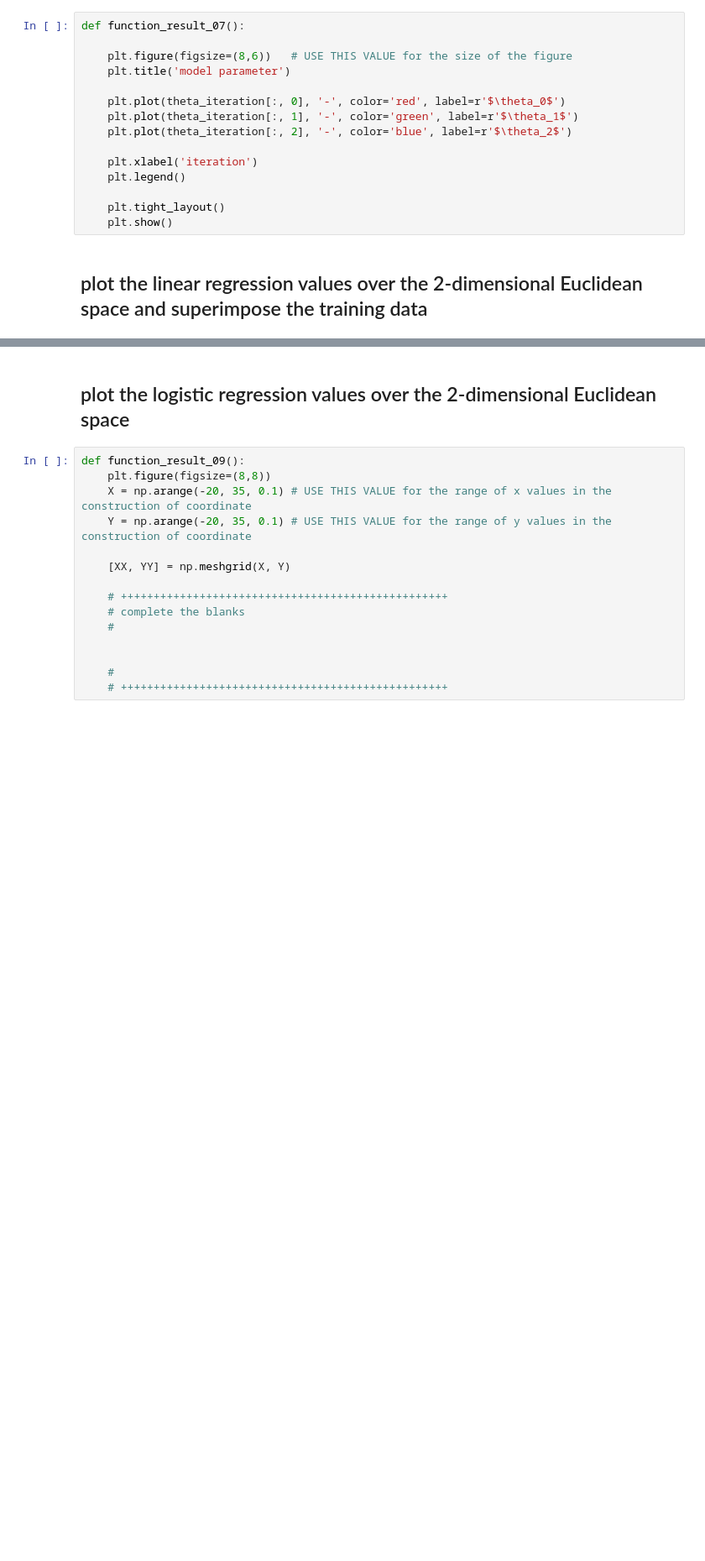
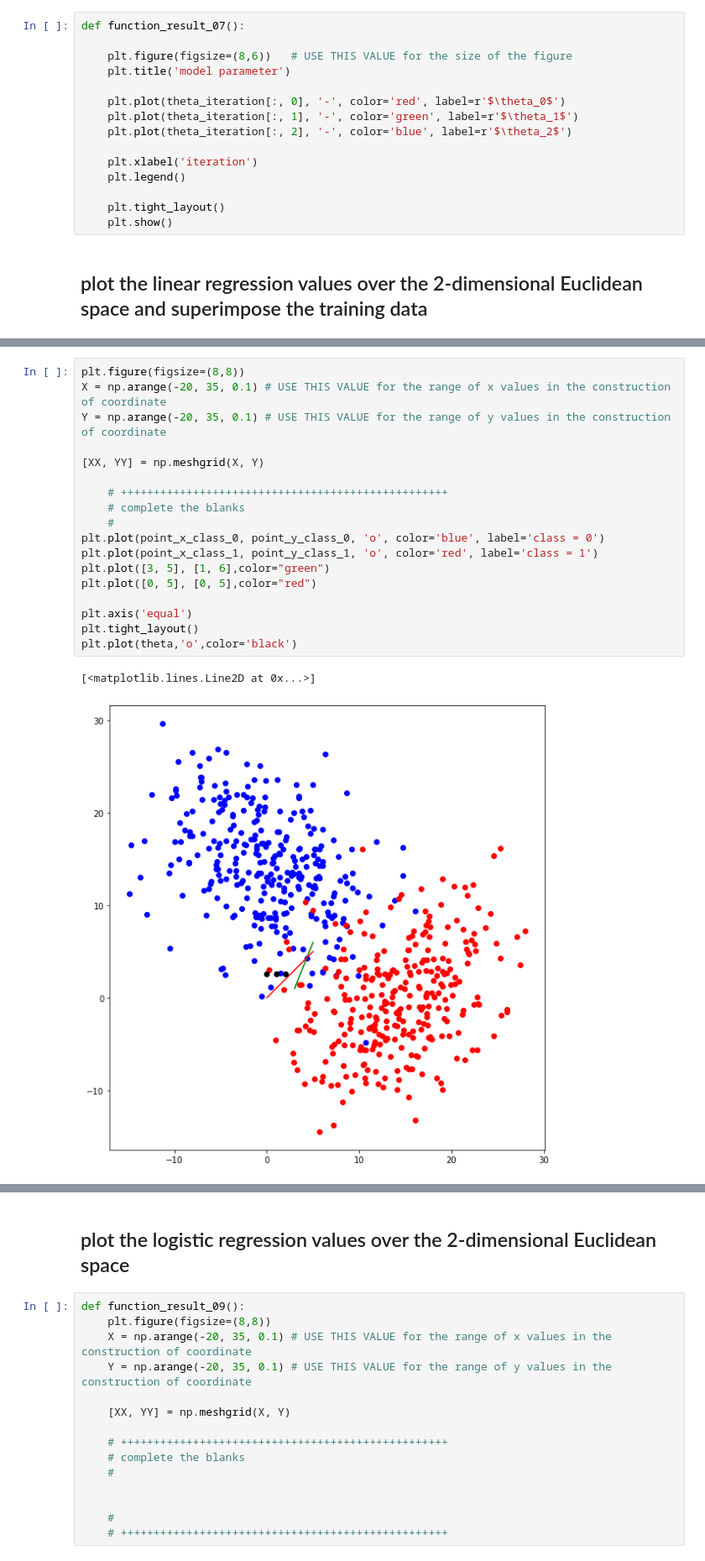
Before and after one commit to celestialxevermore/CAU_Machine_Learning, a Jupyter notebook: assignment_08/assignment_08.ipynb, the cells around one changed output, grey strips where cells are left out. Shown: that part at 84% size. Saved outputs shown, nothing was run; the diff lists cells and outputs as text; blank space fills up the shorter version.

```diff
--- a/assignment_08/assignment_08.ipynb
+++ b/assignment_08/assignment_08.ipynb
@@ -451,3 +411,24 @@ def function_result_07():
+# %%
+plt.figure(figsize=(8,8))
+X = np.arange(-20, 35, 0.1) # USE THIS VALUE for the range of x values in the construction of coordinate
+Y = np.arange(-20, 35, 0.1) # USE THIS VALUE for the range of y values in the construction of coordinate
+
+[XX, YY] = np.meshgrid(X, Y)
+
+    # ++++++++++++++++++++++++++++++++++++++++++++++++++
+    # complete the blanks
+    #
+plt.plot(point_x_class_0, point_y_class_0, 'o', color='blue', label='class = 0')
+plt.plot(point_x_class_1, point_y_class_1, 'o', color='red', label='class = 1')
+plt.plot([3, 5], [1, 6],color="green")
+plt.plot([0, 5], [0, 5],color="red")
+
+plt.axis('equal')
+plt.tight_layout()
+plt.plot(theta,'o',color='black')
+# %% [output]
+[<matplotlib.lines.Line2D at 0x...>]
+[figure, added]
 # %%
 def function_result_08():
     plt.figure(figsize=(8,8))
```
Also changed, not shown: parts of 10 cells of this notebook.
